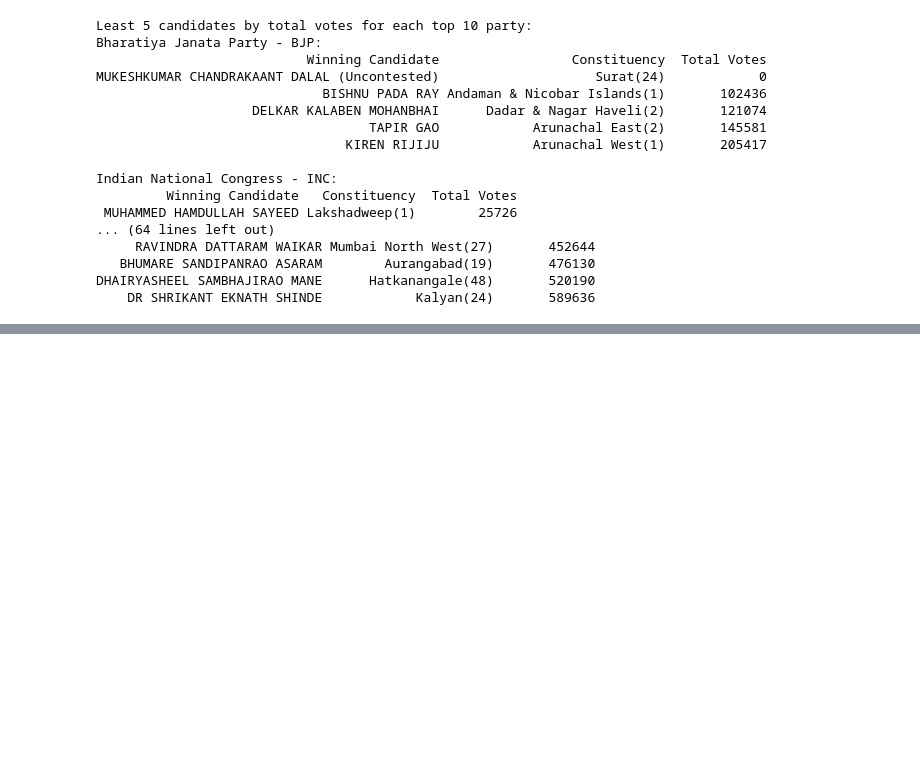
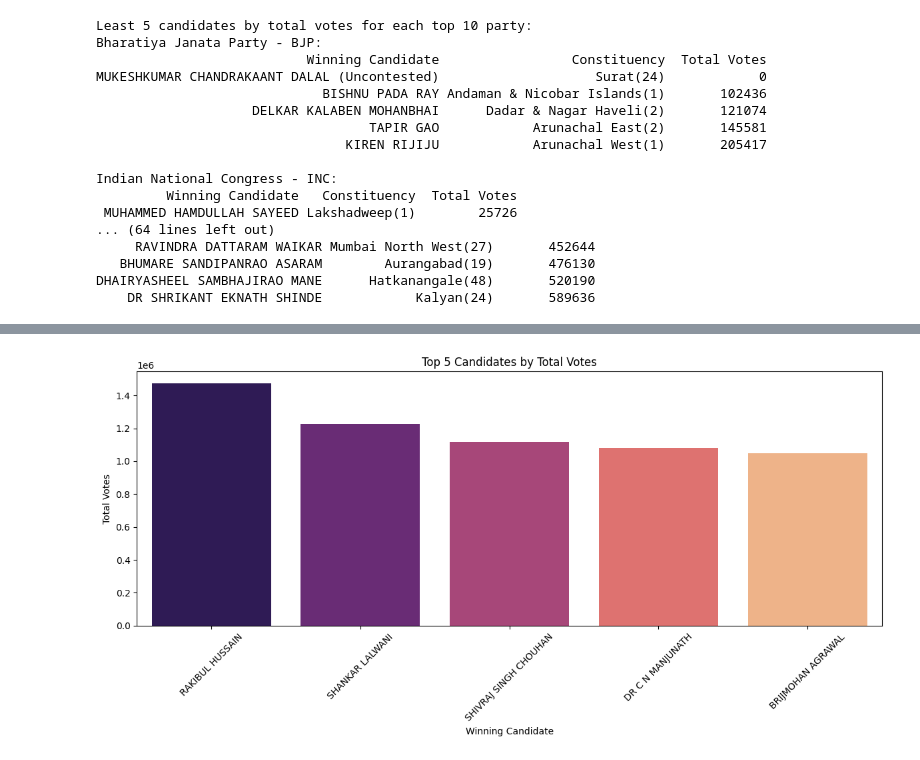
Before and after one commit to karas0904/LOK_SABHA_ELECTIONS_INSIGHTS, a Jupyter notebook: kavlium.ipynb, the cells around one changed output, grey strips where cells are left out. Saved outputs shown, nothing was run; the diff lists cells and outputs as text; code cells hidden in the pictures; blank space fills up the shorter version.

```diff
--- a/kavlium.ipynb
+++ b/kavlium.ipynb
@@ -91,23 +91,3 @@ df.head()
 | 2 | Samajwadi Party - SP | 37 | 0 | 37 | partywisewinresultState-1680.htm |
 | 3 | All India Trinamool Congress - AITC | 29 | 0 | 29 | partywisewinresultState-140.htm |
 | 4 | Dravida Munnetra Kazhagam - DMK | 22 | 0 | 22 | partywisewinresultState-582.htm |
-# %%
-candidate_data = []
-for _, row in df.iterrows():
-    try:
-        party_url = f"https://results.eci.gov.in/PcResultGenJune2024/{row['Link']}"
-        print(f"Scraping data for party {row['Party']} from URL: {party_url}")
-        party_data = scrape_candidate_data(party_url, row['Party'])
-        if not party_data.empty:
-            candidate_data.append(party_data)
-        else:
-            print(f"No data found for party {row['Party']}")
-    except Exception as e:
-        print(f"Error scraping data for party {row['Party']}: {str(e)}")
-
-if not candidate_data:
-    print("No candidate data could be scraped. Please check the website structure and URLs.")
-    candidate_df = pd.DataFrame()
-else:
-    candidate_df = pd.concat(candidate_data, ignore_index=True)
-candidate_df.head()
@@ -464,0 +575,11 @@ DHAIRYASHEEL SAMBHAJIRAO MANE      Hatkanangale(48)       520190
+# %%
+top_5 = candidate_df.nlargest(5, 'Total Votes')
+
+plt.figure(figsize=(12, 6))
+sns.barplot(x='Winning Candidate', y='Total Votes', data=top_5, palette='magma')
+plt.title('Top 5 Candidates by Total Votes')
+plt.xticks(rotation=45)
+plt.tight_layout()
+plt.show()
+# %% [output]
+[figure, added]
```
Also changed, not shown: parts of 13 cells of this notebook, 9 other files.
